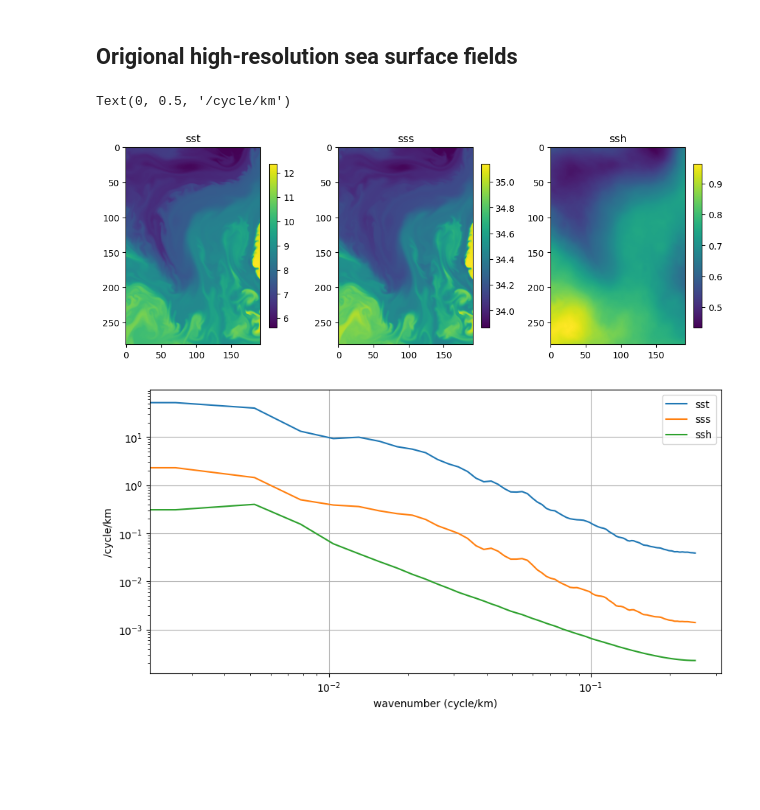
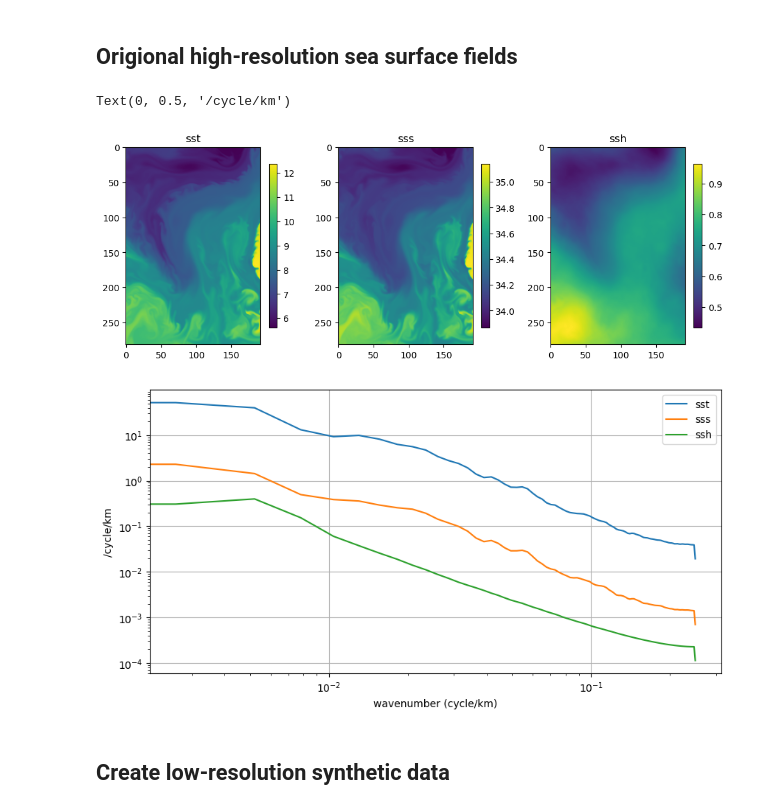
Before and after one commit to jinbow/ocean-ml-data-prep, a Jupyter notebook: data-description.ipynb, the cells around one changed output. Saved outputs shown, nothing was run; the diff lists cells and outputs as text; code cells hidden in the pictures; blank space fills up the shorter version.

```diff
--- a/data-description.ipynb
+++ b/data-description.ipynb
@@ -48,35 +48,37 @@ fig,axs=plt.subplots(1,3,figsize=(10,4))
 def spectrum(data, dx=2):
     from scipy.signal import welch
     nj,ni=data.shape
     f,a=welch(data.flatten(),nfft=ni, nperseg=ni,
               window='hann',fs=1/dx,detrend='linear')
-    a[-1]*=2
+
     return f,a
 
 datain={}
 datain['sst']=data['Theta'][0,0,...]
 datain['sss']=data['Salt'][0,0,...]
 datain['ssh']=data['Eta'][0,...]
 
 for ax, var in zip(axs,datain.keys()):
     cb=ax.imshow(datain[var].data)
     plt.colorbar(cb,shrink=0.7)
     ax.set_title(var)
 
 plt.tight_layout()
 
 plt.figure(figsize=(10,5))
 for var in datain.keys():
     f,a=spectrum(datain[var].data)
     plt.loglog(f,a,label=var)
 plt.legend()
 plt.grid(True)
 plt.xlabel('wavenumber (cycle/km)')
 plt.ylabel('/cycle/km')
 # %% [output]
 Text(0, 0.5, '/cycle/km')
 [figure]
-[figure, old version]
+[figure, new version]
+# %% [markdown]
+## Create low-resolution synthetic data
 # %%
 from scipy import signal
 import numpy as np
```
Also changed, not shown: parts of 2 cells of this notebook.
